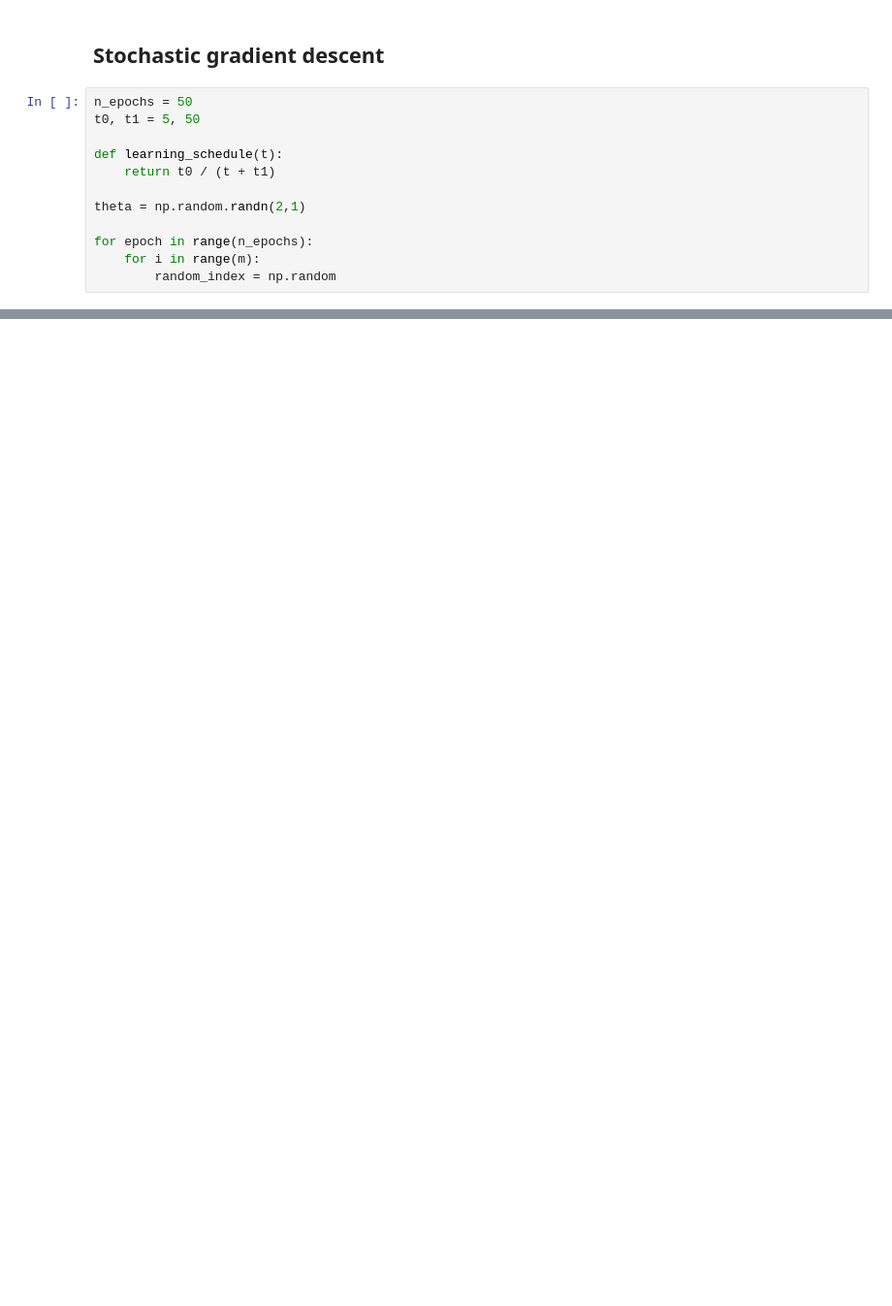
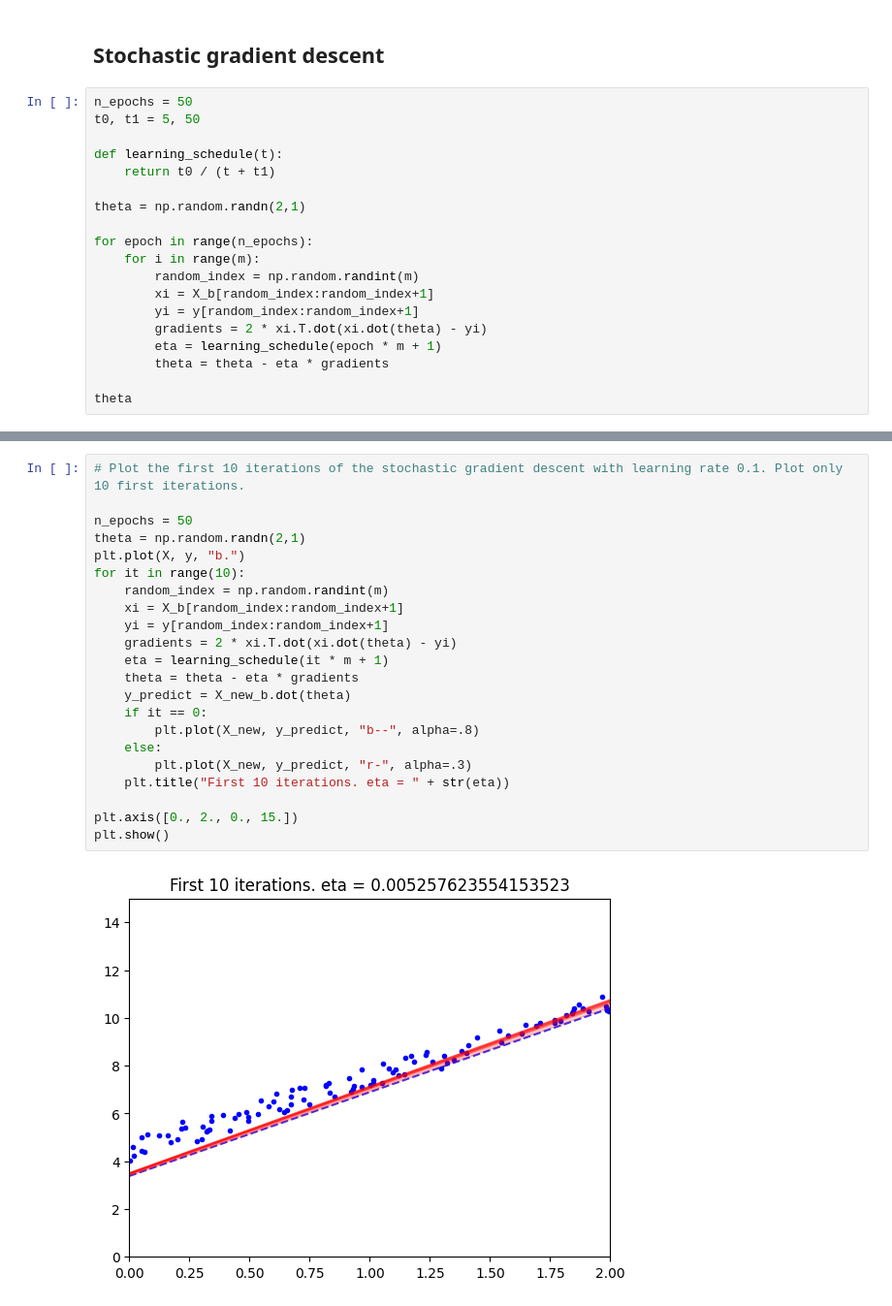
Before and after one commit to aguimorefran/handson-ml, a Jupyter notebook: ch4-training-models/1-linreg.ipynb, the cells around one changed output, grey strips where cells are left out. Shown: that part at 97% size. Cells and saved outputs as stored; diff of their text form; blank space fills up the shorter version.

```diff
--- a/ch4-training-models/1-linreg.ipynb
+++ b/ch4-training-models/1-linreg.ipynb
@@ -107,4 +107,11 @@ theta = np.random.randn(2,1)
 
 for epoch in range(n_epochs):
     for i in range(m):
-        random_index = np.random
+        random_index = np.random.randint(m)
+        xi = X_b[random_index:random_index+1]
+        yi = y[random_index:random_index+1]
+        gradients = 2 * xi.T.dot(xi.dot(theta) - yi)
+        eta = learning_schedule(epoch * m + 1)
+        theta = theta - eta * gradients
+
+theta
@@ -110,0 +121,24 @@ for epoch in range(n_epochs):
+# %%
+# Plot the first 10 iterations of the stochastic gradient descent with learning rate 0.1. Plot only 10 first iterations.
+
+n_epochs = 50
+theta = np.random.randn(2,1)
+plt.plot(X, y, "b.")
+for it in range(10):
+    random_index = np.random.randint(m)
+    xi = X_b[random_index:random_index+1]
+    yi = y[random_index:random_index+1]
+    gradients = 2 * xi.T.dot(xi.dot(theta) - yi)
+    eta = learning_schedule(it * m + 1)
+    theta = theta - eta * gradients
+    y_predict = X_new_b.dot(theta)
+    if it == 0:
+        plt.plot(X_new, y_predict, "b--", alpha=.8)
+    else:
+        plt.plot(X_new, y_predict, "r-", alpha=.3)
+    plt.title("First 10 iterations. eta = " + str(eta))
+
+plt.axis([0., 2., 0., 15.])
+plt.show()
+# %% [output]
+[figure, added]
```
Also changed, not shown: parts of 18 cells of this notebook.
